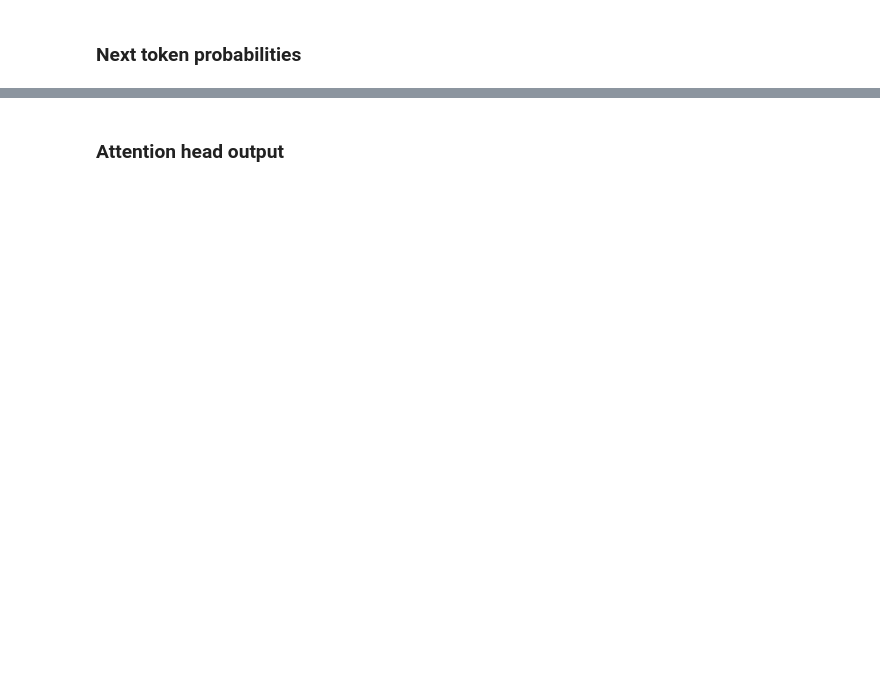
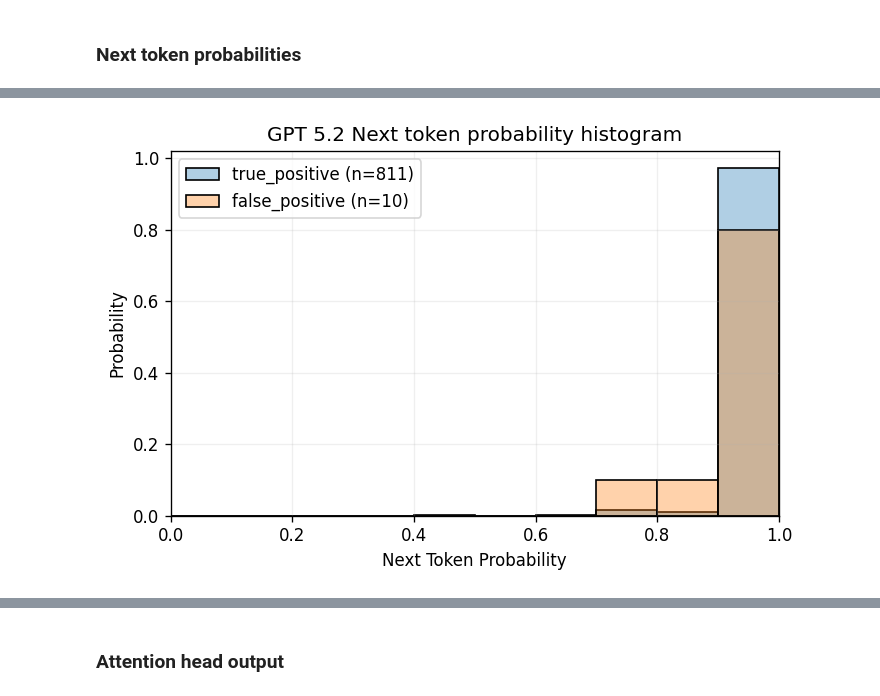
Before and after one commit to kevinqnb/scholarlm, a Jupyter notebook: examples/pond_lake_extraction.ipynb, the cells around one changed output, grey strips where cells are left out. Saved outputs shown, nothing was run; the diff lists cells and outputs as text; code cells hidden in the pictures; blank space fills up the shorter version.

```diff
--- a/examples/pond_lake_extraction.ipynb
+++ b/examples/pond_lake_extraction.ipynb
@@ -485,0 +554,34 @@ Gemma probability model recall: 0.0222 (3/135)
+# %%
+fig, ax = plt.subplots(1, 1, figsize=(6, 4), dpi=120)
+bins = np.linspace(0.0, 1.0, 11)  # 20 equal-width bins on [0, 1]
+sns.histplot(
+    p_true_positive,
+    bins=bins,
+    stat="probability",
+    color="tab:blue",
+    alpha=0.35,
+    label=f"true_positive (n={len(p_true_positive)})",
+    ax=ax,
+)
+
+sns.histplot(
+    p_false_positive,
+    bins=bins,
+    stat="probability",
+    color="tab:orange",
+    alpha=0.35,
+    label=f"false_positive (n={len(p_false_positive)})",
+    ax=ax,
+)
+
+ax.set_xlim(0, 1)
+ax.set_xlabel("Next Token Probability")
+ax.set_ylabel("Probability")
+ax.set_title("GPT 5.2 Next token probability histogram")
+ax.legend()
+ax.grid(True, alpha=0.2)
+
+plt.tight_layout()
+plt.show()
+# %% [output]
+[figure, added]
```
Also changed, not shown: parts of 35 cells of this notebook, 18 other files.
